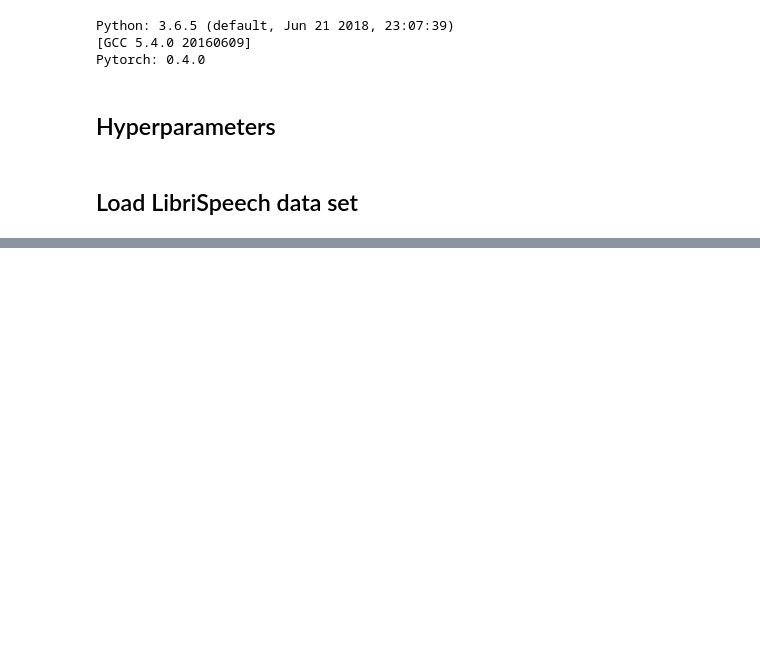
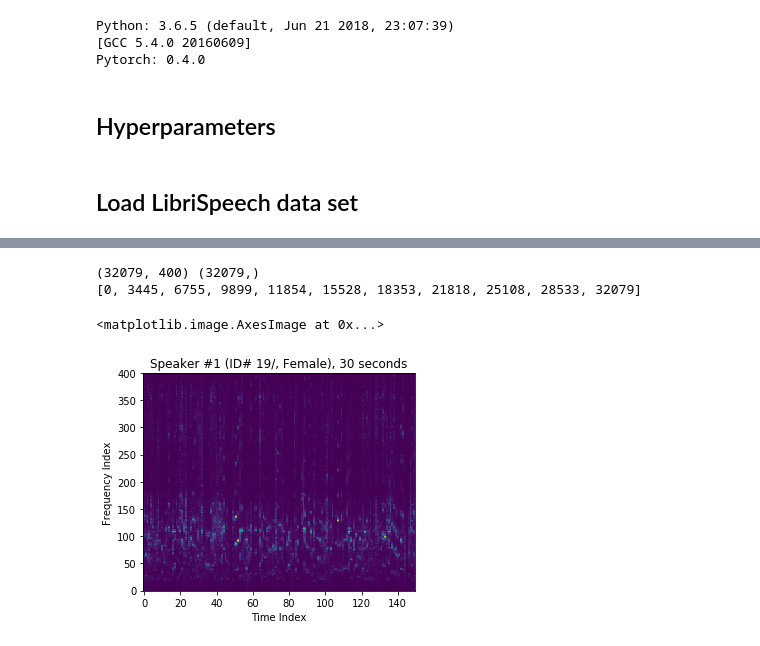
Before and after one commit to Lab41/cyphercat, a Jupyter notebook: Classification_baselines/LibriSpeech/LibriSpeech.ipynb, the cells around one changed output, grey strips where cells are left out. Cells and saved outputs as stored; diff of their text form; code cells hidden in the pictures; blank space fills up the shorter version.

Commit message:
separate speaker audio into train-dev-test sets. train and test pybrain model

```diff
--- a/Classification_baselines/LibriSpeech/LibriSpeech.ipynb
+++ b/Classification_baselines/LibriSpeech/LibriSpeech.ipynb
@@ -232,0 +416,4 @@ Splitting transcriptions and creating dataframes...
+# %%
+# Get data,
+# as well as locations where speaker 'i' ends, and speaker 'j' begins.
+trnX,trnY,trnIdx = getDataSpeakers(trainSet)
@@ -232,0 +431,18 @@ Splitting transcriptions and creating dataframes...
+# %%
+print(np.shape(trnX), np.shape(trnY)    )
+trnRows = np.shape(trnX)[0]
+print(trnIdx)   # Start location of speaker 'i'.
+# %% [output]
+(32079, 400) (32079,)
+[0, 3445, 6755, 9899, 11854, 15528, 18353, 21818, 25108, 28533, 32079]
+# %%
+# Make some plots.
+# Frequency index from 0...400 represent a range from 50 - 2000 Hz.
+# Time index from 0 to 150 represent a range from 0 - 30 seconds.
+plt.title("Speaker #1 (ID# 19/, Female), 30 seconds")
+plt.xlabel("Time Index")
+plt.ylabel("Frequency Index")
+plt.imshow(trnX[trnIdx[0]:trnIdx[0]+150,:].T,origin="lower",aspect=0.3)
+# %% [output]
+<matplotlib.image.AxesImage at 0x...>
+[figure, added]
```
Also changed, not shown: parts of 24 cells of this notebook, 51 other files.
